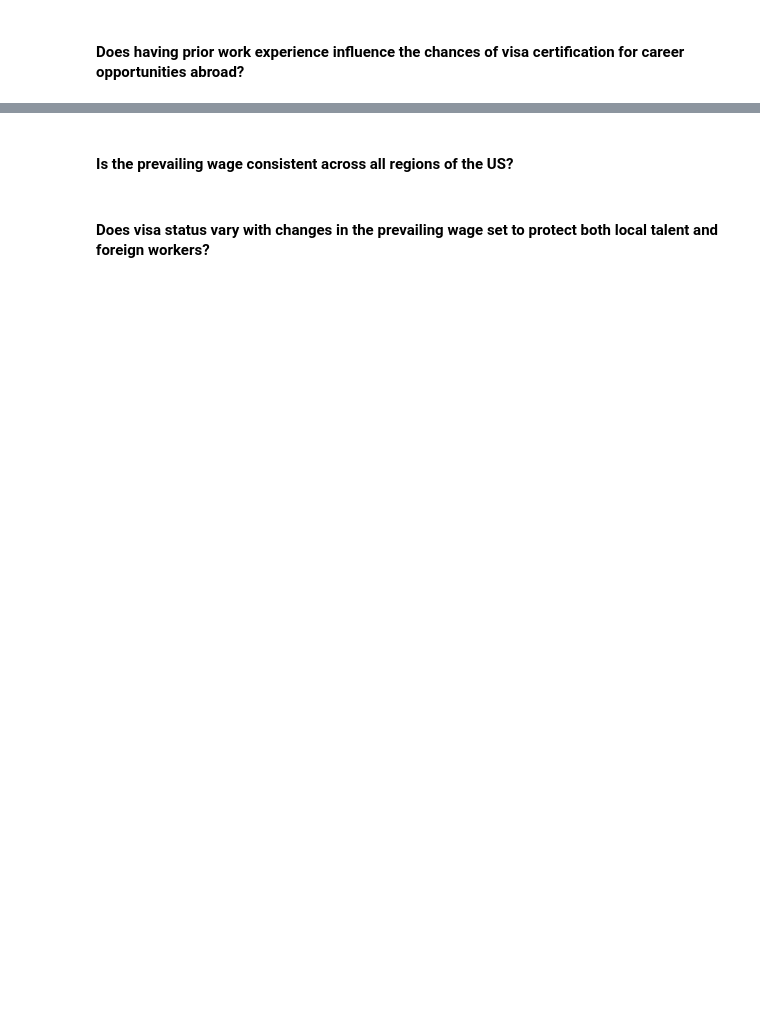
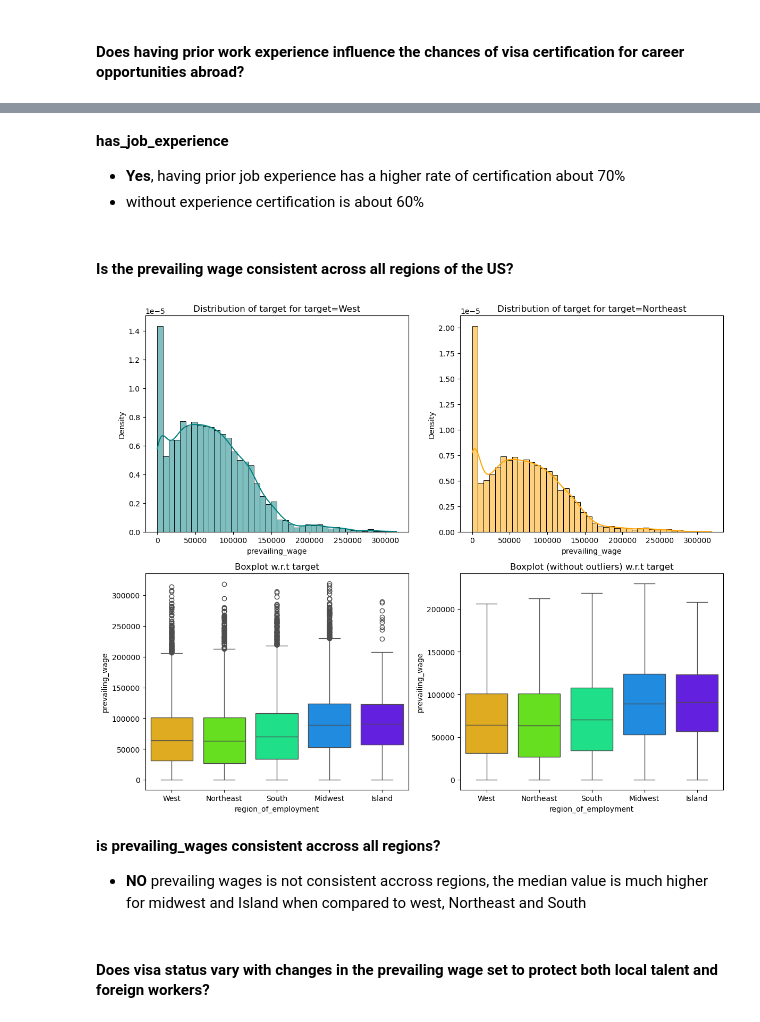
Before and after one commit to dk-study9900/ai-ml, a Jupyter notebook: ML/EasyVisa-Project2/EasyVisa_Full_Code_Notebook copy.ipynb, the cells around one changed output, grey strips where cells are left out. Drawn from its saved outputs; the diff is of its cells as text; code cells hidden in the pictures; blank space fills up the shorter version.

```diff
--- a/ML/EasyVisa-Project2/EasyVisa_Full_Code_Notebook copy.ipynb
+++ b/ML/EasyVisa-Project2/EasyVisa_Full_Code_Notebook copy.ipynb
@@ -646,4 +627,15 @@ print("Yes, having prior job experience has a higher rate of approval about 70%
+# %% [markdown]
+**has_job_experience**
+- **Yes**, having prior job experience has a higher rate of certification about 70%
+- without experience certification is about 60%
 # %% [markdown]
 #### Is the prevailing wage consistent across all regions of the US?
+# %%
+distribution_plot_wrt_target(data_cleaned, 'prevailing_wage', 'region_of_employment')
+# %% [output]
+[figure, added]
+# %% [markdown]
+**is prevailing_wages consistent accross all regions?**
+- **NO** prevailing wages is not consistent accross regions, the median value is much higher for midwest and Island when compared to west, Northeast and South
 # %% [markdown]
 #### Does visa status vary with changes in the prevailing wage set to protect both local talent and foreign workers?
```
Also changed, not shown: parts of 46 cells of this notebook, 2 other files.
